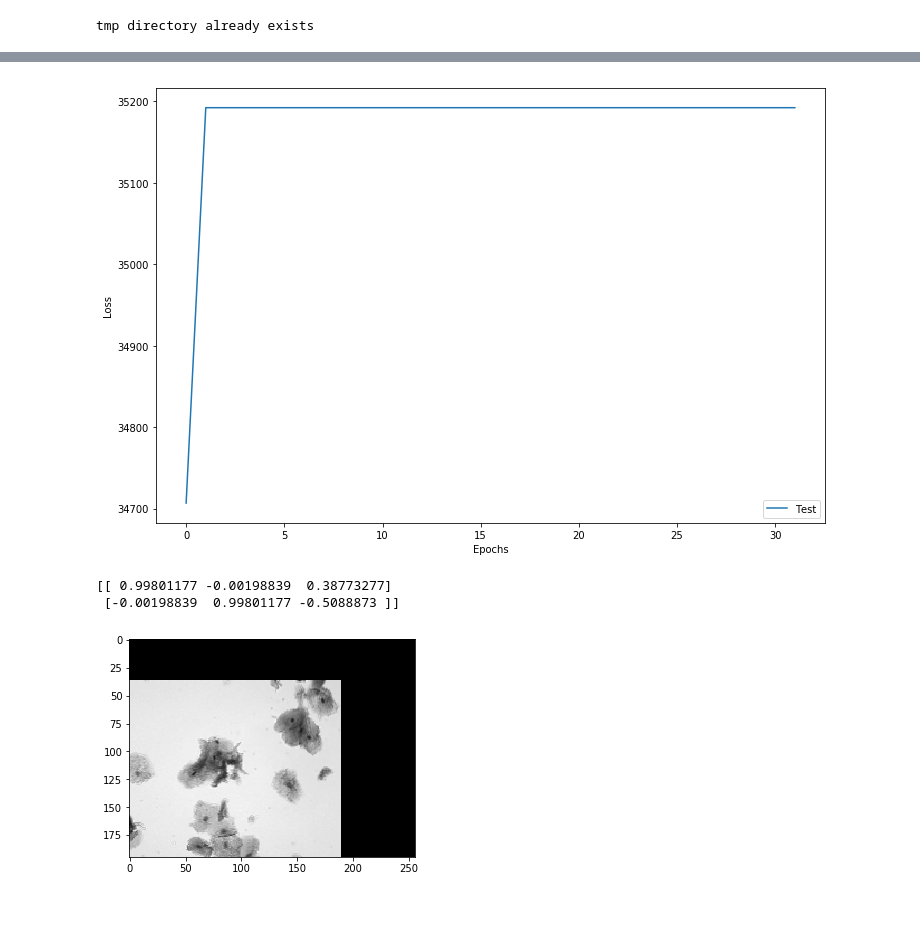
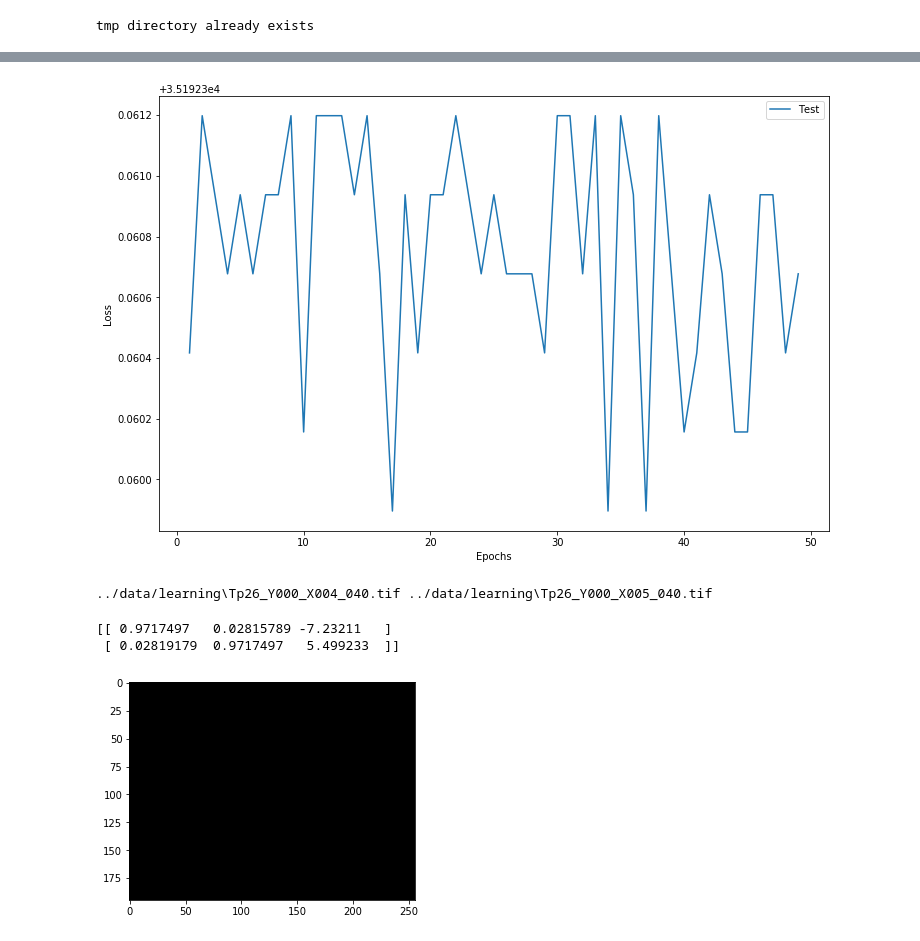
Before and after one commit to tristaaan/stitch-eval, a Jupyter notebook: notebooks/learning-method.ipynb, the cells around one changed output, grey strips where cells are left out. Saved outputs shown, nothing was run; the diff lists cells and outputs as text; code cells hidden in the pictures; blank space fills up the shorter version.

```diff
--- a/notebooks/learning-method.ipynb
+++ b/notebooks/learning-method.ipynb
@@ -140,7 +140,7 @@ def my_DLIR(input_shape):
     input_1, input_2, moving_pipeline, reference_pipeline = affine_pipeline(input_shape)
 
     cat = concatenate([moving_pipeline, reference_pipeline])
-    dense_size = 1024
+    dense_size = 4096
     cat = Dense(dense_size, activation='relu')(cat)
     affine_transform = Dense(6, activation='linear', weights=get_initial_weights(dense_size), \
                              name='affine_params')(cat)
@@ -165,7 +163,7 @@ orig_shape = imread(train_paths[0]).shape
 img_size = aspect_resize(256, orig_shape)
 
 my_model = my_DLIR(img_size)
-lr = 1e-4
+lr = 1e-3
 my_model.compile(loss='mse', optimizer=Adam(lr=lr))
 # my_model.compile(loss=correlation_coefficient_loss, optimizer=Adam(lr=lr))
 # my_model.compile(loss=SSD_loss, optimizer=Adam(lr=lr))
@@ -299,11 +308,11 @@ history = LossHistory()
 # %% [output]
 tmp directory already exists
 # %%
-batch_size = 2
-epochs     = 32
+batch_size = 8
+epochs     = 50
 
-# training_generator   = AugmentedDataGenerator(train_paths, batch_size, img_size)
-training_generator   = DataGenerator(train_paths, batch_size, img_size)
+training_generator   = AugmentedDataGenerator(train_paths, batch_size, img_size)
+# training_generator   = DataGenerator(train_paths, batch_size, img_size)
 
 # descriptive weight file naming
 checkpointer = ModelCheckpoint(filepath=('tmp/weights-%d-%d.hdf5' %
@@ -342,32 +351,38 @@ import matplotlib.pylab as plt
 %matplotlib inline
 
 plt.figure(figsize=(12,8))
-plt.plot(hist.epoch,hist.history['loss'], label='Test')
+plt.plot(hist.epoch[1:],hist.history['loss'][1:], label='Test')
 # plt.plot(hist.epoch,hist.history['val_loss'],label='Validation',linestyle='--')
 plt.xlabel('Epochs')
 plt.ylabel('Loss')
 plt.legend()
 plt.show()
 # %% [output]
-[figure, old version]
+[figure, new version]
 # %%
-im1 = resize(imread(train_paths[0]), img_size).reshape(-1, *img_size)
-im2 = resize(imread(train_paths[1]), img_size).reshape(-1, *img_size)
+f1 = train_paths[4]
+f2 = train_paths[5]
+print(f1,f2)
+
+im1 = resize(imread(f1), img_size).reshape(-1, *img_size)
+im2 = resize(imread(f2), img_size).reshape(-1, *img_size)
 # im2 = resize(rotate(imread(train_paths[1]), 10), img_size).reshape(-1, *img_size)
 
 im3 = my_model.predict([im1, im2])
+# %% [output]
+../data/learning\Tp26_Y000_X004_040.tif ../data/learning\Tp26_Y000_X005_040.tif
 # %%
 # a model which does not include the STN and outputs the predicted affine translation
 intermediate_model = Model(inputs=[my_model.get_layer('reference_input').input,
                                    my_model.get_layer('moving_input').input],
                            outputs=[my_model.get_layer('affine_params').output])
 M = intermediate_model.predict([im1, im2])[0].reshape(2,3)
-M[0,2] *= img_size[0]
-M[1,2] *= img_size[1]
+M[0,2] *= img_size[1]
+M[1,2] *= img_size[0]
 print(M)
 plt.imshow(im3[0][:,:,-1], cmap='gray')
 plt.show()
 # %% [output]
-[[ 0.99801177 -0.00198839  0.38773277]
- [-0.00198839  0.99801177 -0.5088873 ]]
+[[ 0.9717497   0.02815789 -7.23211   ]
+ [ 0.02819179  0.9717497   5.499233  ]]
-[figure, old version]
+[figure, new version]
```
Also changed, not shown: parts of 6 cells of this notebook.
